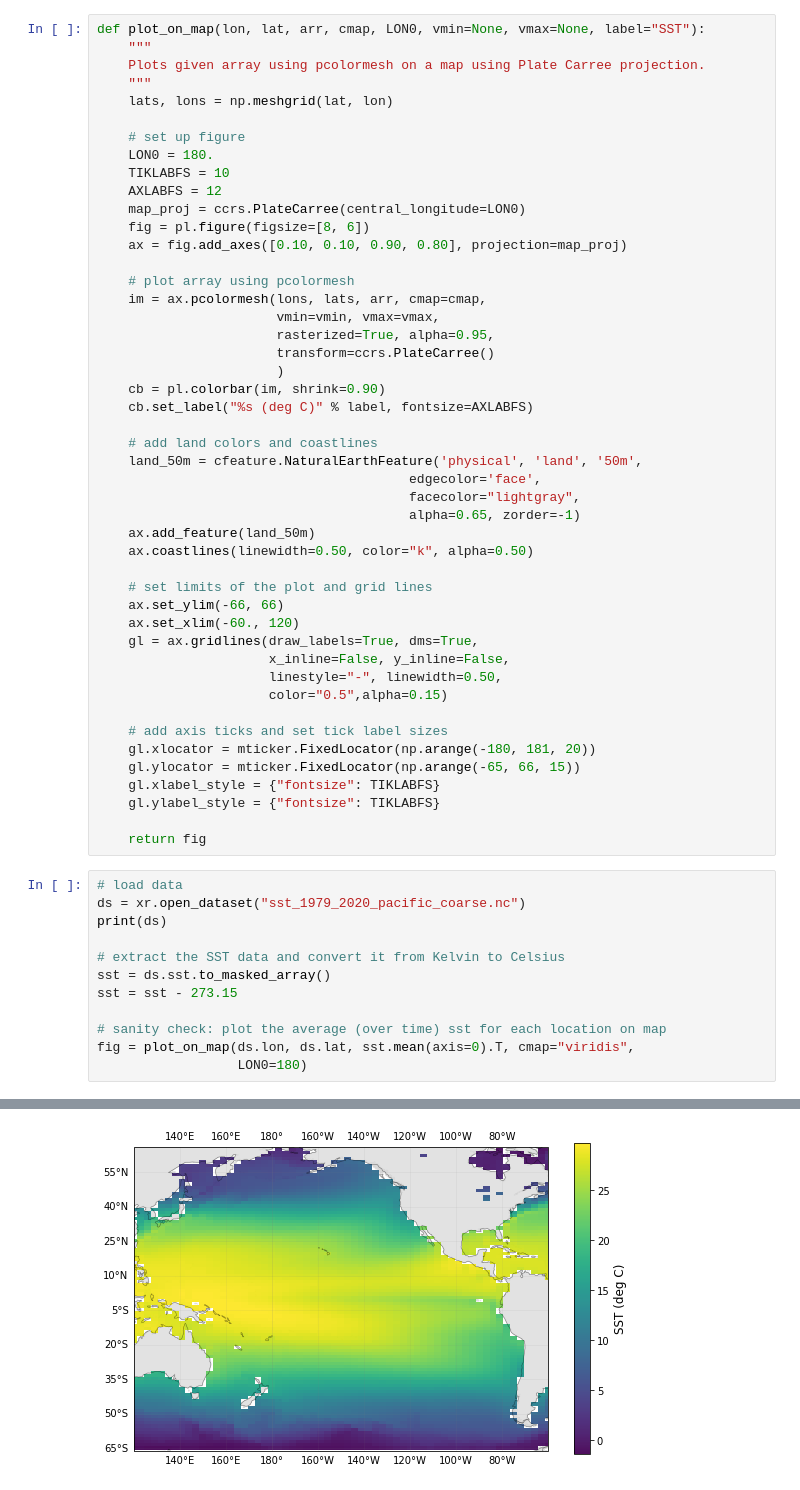
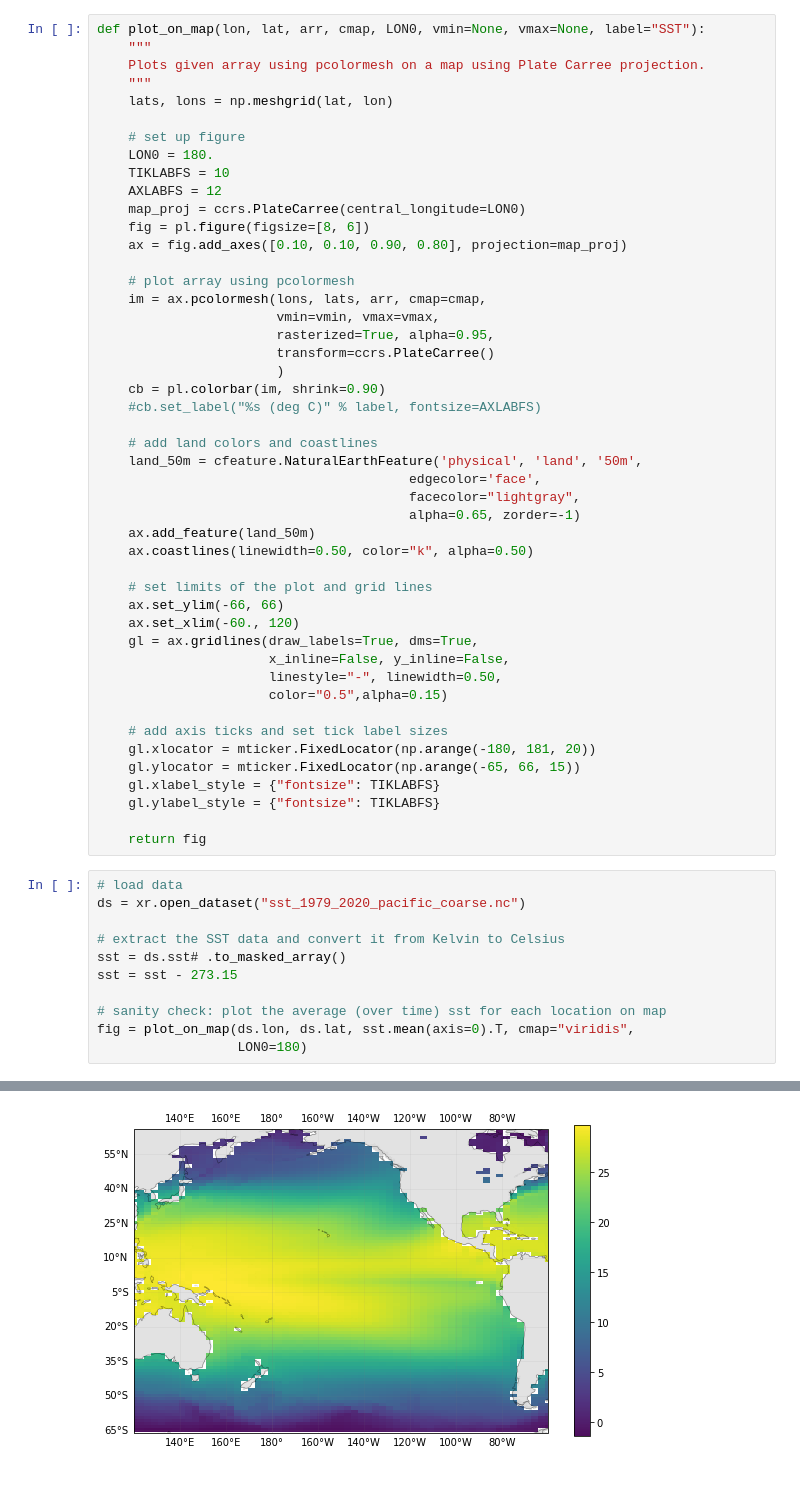
Before and after one commit to mlcs/seminar_ws22, a Jupyter notebook: 02_pca_linreg/pca_linreg_ridgereg_pacific.ipynb, the cells around one changed output, grey strips where cells are left out. Cells and saved outputs as stored; diff of their text form.

```diff
--- a/02_pca_linreg/pca_linreg_ridgereg_pacific.ipynb
+++ b/02_pca_linreg/pca_linreg_ridgereg_pacific.ipynb
@@ -37,7 +41,7 @@ def plot_on_map(lon, lat, arr, cmap, LON0, vmin=None, vmax=None, label="SST"):
                        transform=ccrs.PlateCarree()
                        )
     cb = pl.colorbar(im, shrink=0.90)
-    cb.set_label("%s (deg C)" % label, fontsize=AXLABFS)
+    #cb.set_label("%s (deg C)" % label, fontsize=AXLABFS)
 
     # add land colors and coastlines
     land_50m = cfeature.NaturalEarthFeature('physical', 'land', '50m',
@@ -65,10 +69,9 @@ def plot_on_map(lon, lat, arr, cmap, LON0, vmin=None, vmax=None, label="SST"):
 # %%
 # load data
 ds = xr.open_dataset("sst_1979_2020_pacific_coarse.nc")
-print(ds)
 
 # extract the SST data and convert it from Kelvin to Celsius
-sst = ds.sst.to_masked_array()
+sst = ds.sst# .to_masked_array()
 sst = sst - 273.15
 
 # sanity check: plot the average (over time) sst for each location on map
@@ -91 +81 @@ Attributes:
-[figure, old version]
+[figure, new version]
```
Also changed, not shown: parts of 23 cells of this notebook.
